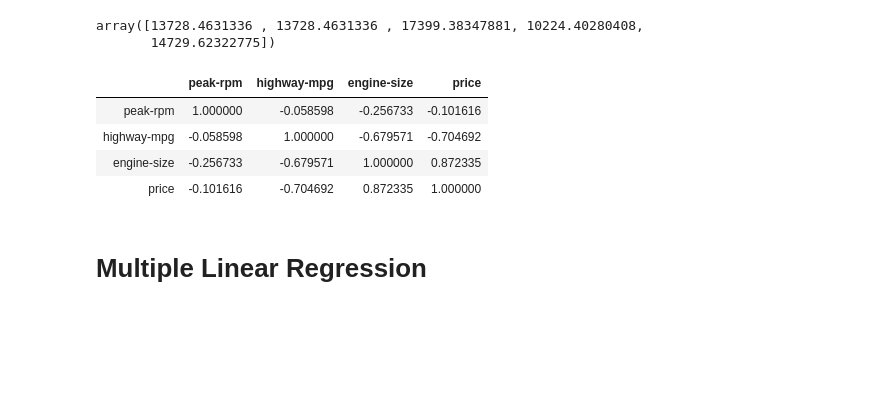
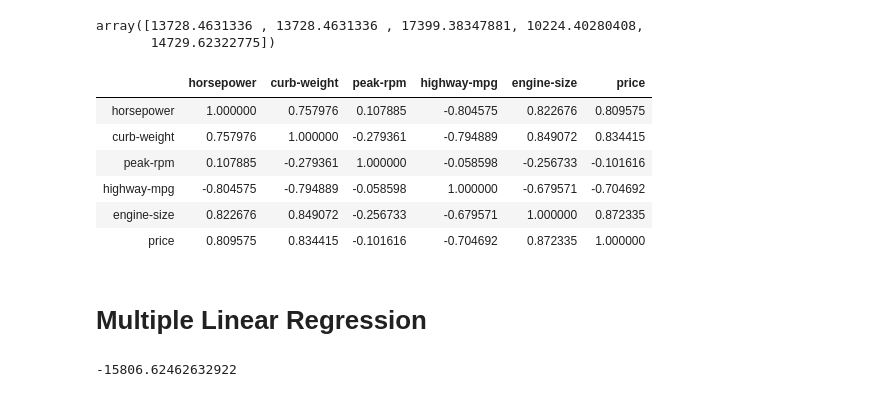
Before and after one commit to sdman135/Cars-project, a Jupyter notebook: Untitled.ipynb, the cells around one changed output. Drawn from its saved outputs; the diff is of its cells as text; code cells hidden in the pictures; blank space fills up the shorter version.

```diff
--- a/Untitled.ipynb
+++ b/Untitled.ipynb
@@ -122,12 +157,20 @@ Yhat[:5]
 array([13728.4631336 , 13728.4631336 , 17399.38347881, 10224.40280408,
        14729.62322775])
 # %%
-df[["peak-rpm","highway-mpg","engine-size","price"]].corr()
+# rechecking correlation
+df[['horsepower', 'curb-weight',"peak-rpm","highway-mpg","engine-size","price"]].corr()
 # %% [output]
-|  | peak-rpm | highway-mpg | engine-size | price |
-| peak-rpm | 1.000000 | -0.058598 | -0.256733 | -0.101616 |
-| highway-mpg | -0.058598 | 1.000000 | -0.679571 | -0.704692 |
-| engine-size | -0.256733 | -0.679571 | 1.000000 | 0.872335 |
-| price | -0.101616 | -0.704692 | 0.872335 | 1.000000 |
+|  | horsepower | curb-weight | peak-rpm | highway-mpg | engine-size | price |
+| horsepower | 1.000000 | 0.757976 | 0.107885 | -0.804575 | 0.822676 | 0.809575 |
+| curb-weight | 0.757976 | 1.000000 | -0.279361 | -0.794889 | 0.849072 | 0.834415 |
+| peak-rpm | 0.107885 | -0.279361 | 1.000000 | -0.058598 | -0.256733 | -0.101616 |
+| highway-mpg | -0.804575 | -0.794889 | -0.058598 | 1.000000 | -0.679571 | -0.704692 |
+| engine-size | 0.822676 | 0.849072 | -0.256733 | -0.679571 | 1.000000 | 0.872335 |
+| price | 0.809575 | 0.834415 | -0.101616 | -0.704692 | 0.872335 | 1.000000 |
 # %% [markdown]
 # Multiple Linear Regression
+# %%
+lr.fit(df[['horsepower', 'curb-weight','highway-mpg','engine-size']],df['price'])
+lr.intercept_
+# %% [output]
+-15806.62462632922
```
Also changed, not shown: parts of 11 cells of this notebook.
